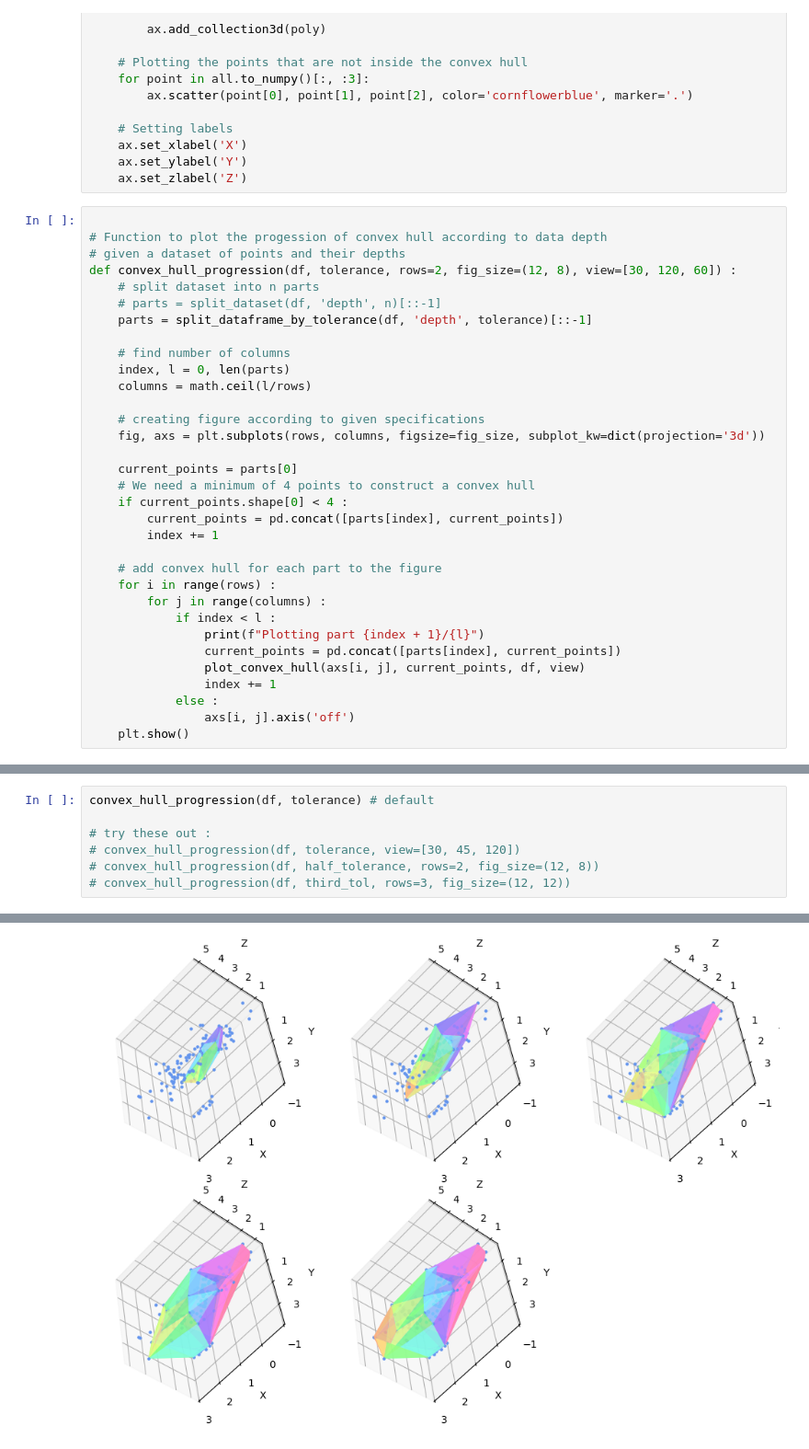
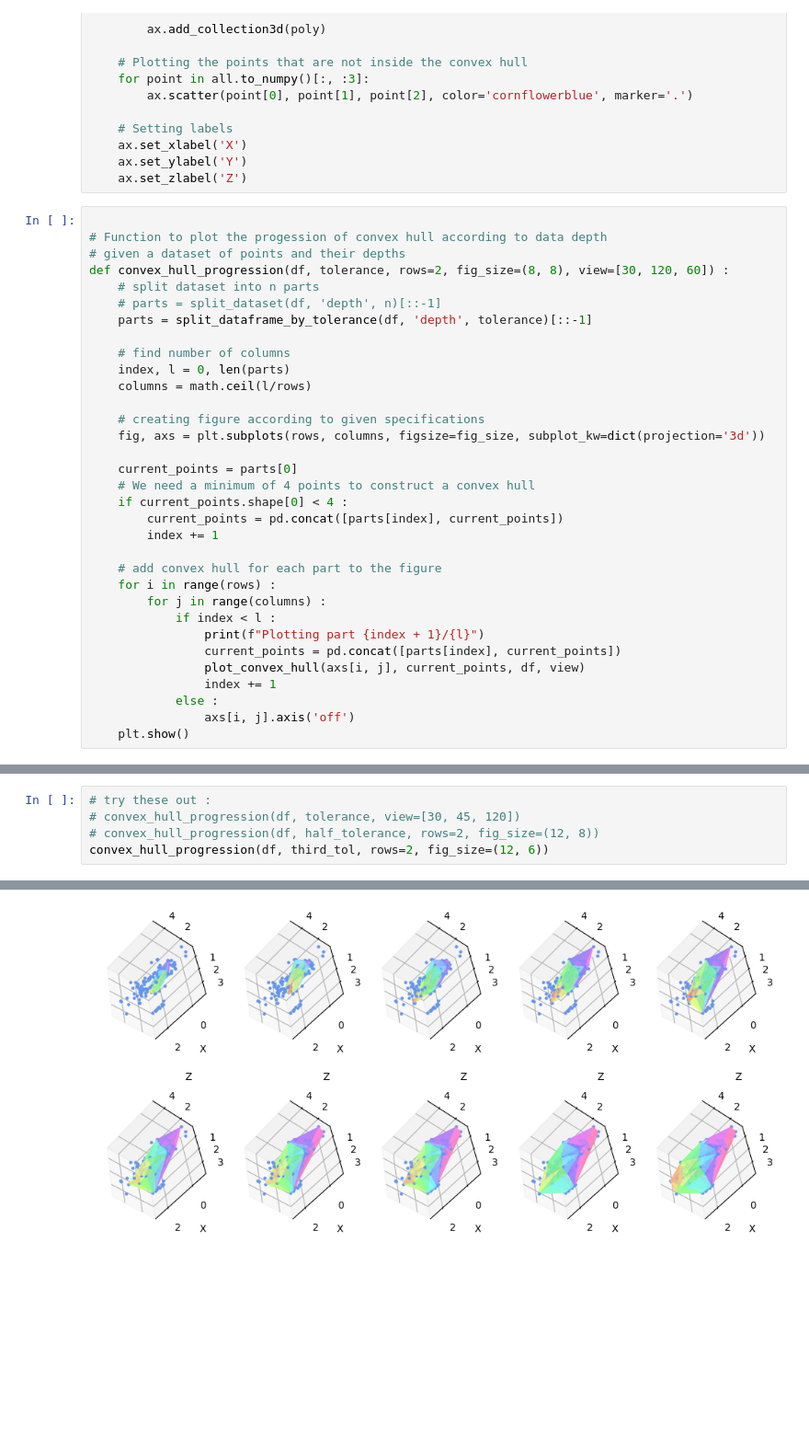
Before and after one commit to ananya-k15/data-depth, a Jupyter notebook: data_depth.ipynb, the cells around one changed output, grey strips where cells are left out. Shown: that part at 92% size. Saved outputs shown, nothing was run; the diff lists cells and outputs as text; blank space fills up the shorter version.

```diff
--- a/data_depth.ipynb
+++ b/data_depth.ipynb
@@ -393,7 +393,7 @@ def plot_convex_hull(ax, points, all, view=[30, 45, 15]) :
 
 # Function to plot the progession of convex hull according to data depth
 # given a dataset of points and their depths
-def convex_hull_progression(df, tolerance, rows=2, fig_size=(12, 8), view=[30, 120, 60]) :
+def convex_hull_progression(df, tolerance, rows=2, fig_size=(8, 8), view=[30, 120, 60]) :
     # split dataset into n parts
     # parts = split_dataset(df, 'depth', n)[::-1]
     parts = split_dataframe_by_tolerance(df, 'depth', tolerance)[::-1]
@@ -425,8 +434,6 @@ def convex_hull_progression(df, tolerance, rows=2, fig_size=(12, 8), view=[30, 1
 # %%
-convex_hull_progression(df, tolerance) # default
-
 # try these out :
 # convex_hull_progression(df, tolerance, view=[30, 45, 120])
 # convex_hull_progression(df, half_tolerance, rows=2, fig_size=(12, 8))
-# convex_hull_progression(df, third_tol, rows=3, fig_size=(12, 12))
+convex_hull_progression(df, third_tol, rows=2, fig_size=(12, 6))
 # %% [output]
@@ -438 +450 @@ Plotting part 5/5
-[figure, old version]
+[figure, new version]
```
Also changed, not shown: parts of 11 cells of this notebook, 5 other files.
